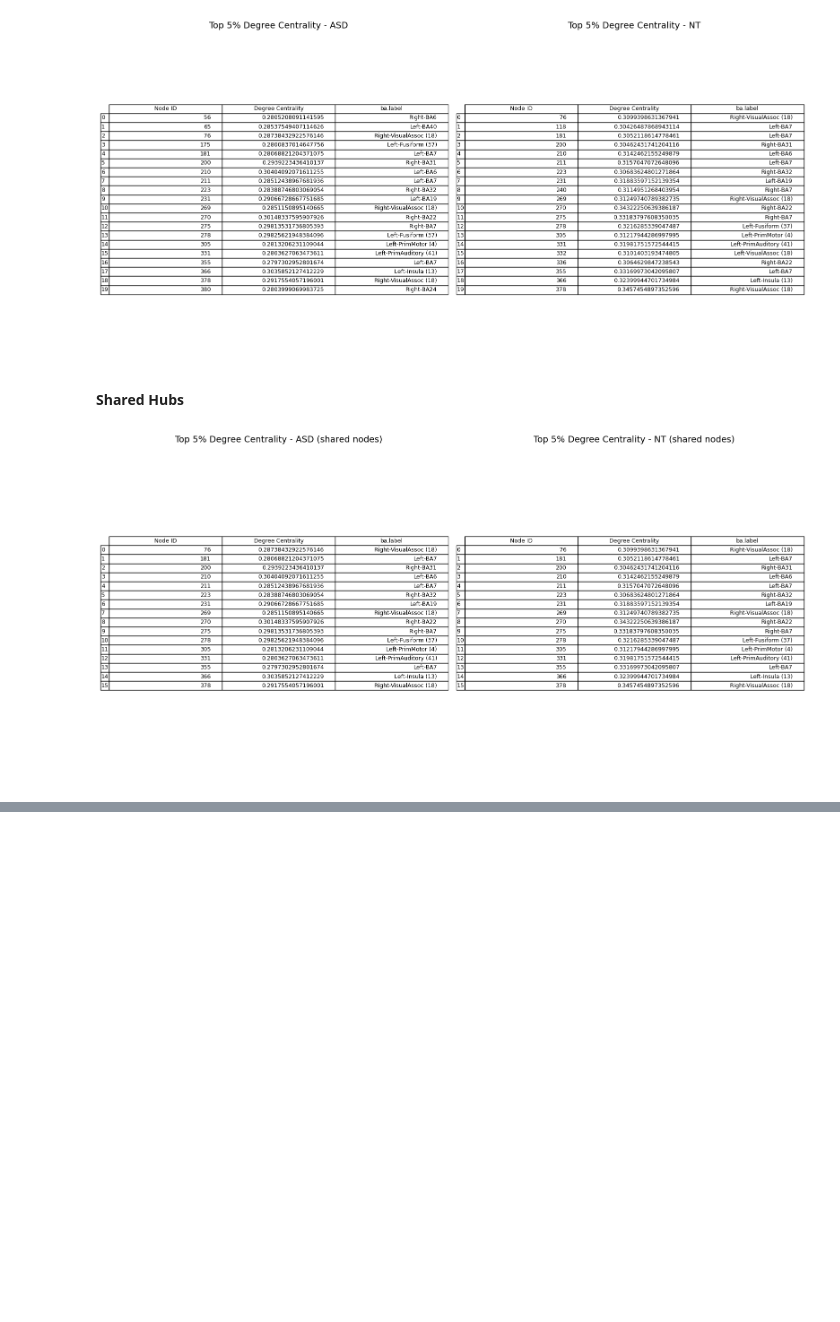
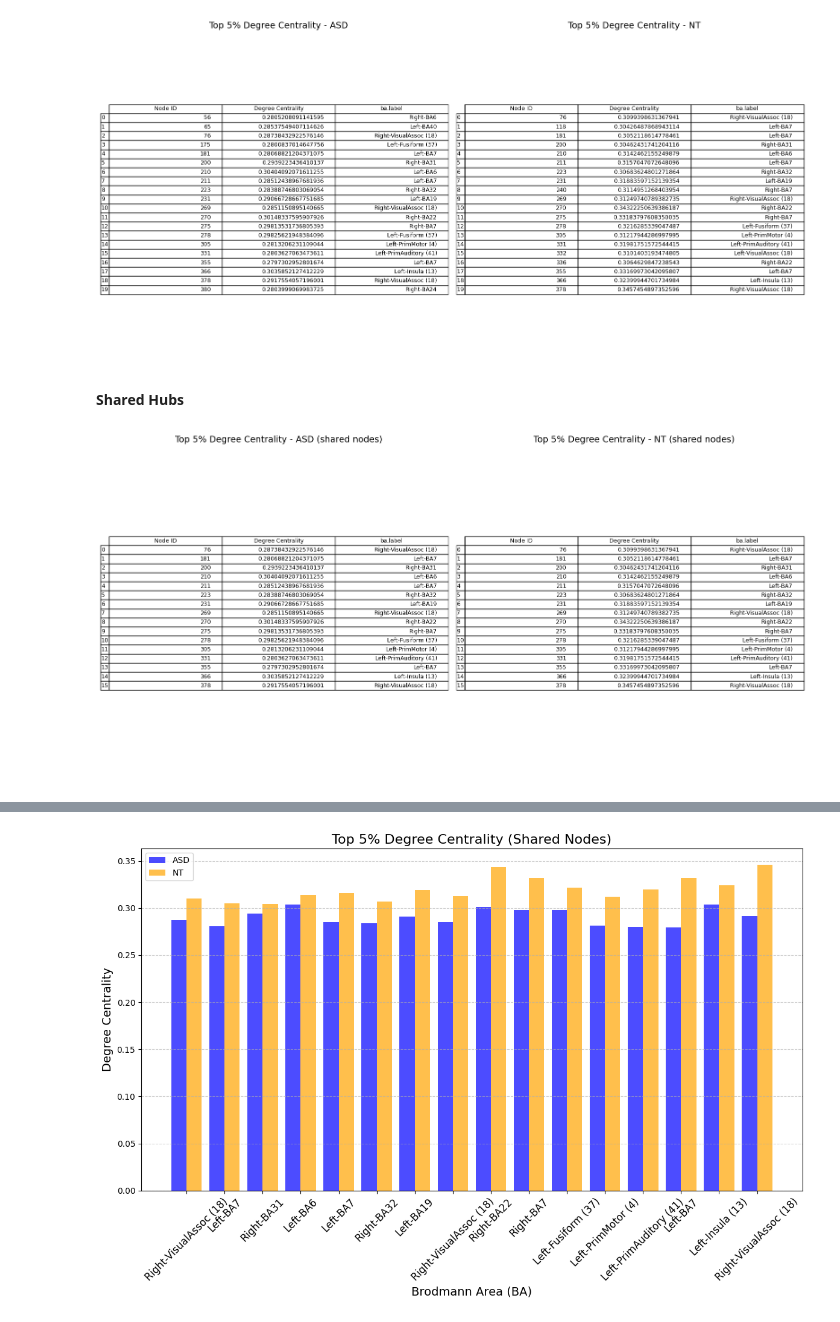
Before and after one commit to matthew-mcc/Connectomics, a Jupyter notebook: Research_Project/Binary_Notebooks/nonNodalResults.ipynb, the cells around one changed output, grey strips where cells are left out. Saved outputs shown, nothing was run; the diff lists cells and outputs as text; code cells hidden in the pictures; blank space fills up the shorter version.

```diff
--- a/Research_Project/Binary_Notebooks/nonNodalResults.ipynb
+++ b/Research_Project/Binary_Notebooks/nonNodalResults.ipynb
@@ -269,3 +531,66 @@ plt.show()
 [figure]
 # %% [markdown]
 ![image.png](attachment:image.png)
+# %%
+import matplotlib.pyplot as plt
+import pandas as pd
+import numpy as np
+
+# Assuming 'filtered_data_asd' and 'filtered_data_nt' are already defined
+average_degree_centrality_asd = filtered_data_asd.groupby("Node ID")['Degree Centrality'].mean()
+average_degree_centrality_nt = filtered_data_nt.groupby("Node ID")['Degree Centrality'].mean()
+
+brodmann_df = pd.read_csv("labeled_regions_ba.csv")
+
+# Get top 5% degree centrality values for ASD
+top_percent_value_asd = average_degree_centrality_asd.quantile(0.95)
+top_percent_df_asd = average_degree_centrality_asd[average_degree_centrality_asd >= top_percent_value_asd]
+
+# Get top 5% degree centrality values for NT
+top_percent_value_nt = average_degree_centrality_nt.quantile(0.95)
+top_percent_df_nt = average_degree_centrality_nt[average_degree_centrality_nt >= top_percent_value_nt]
+
+# Find common Node IDs between ASD and NT
+common_nodes = top_percent_df_asd.index.intersection(top_percent_df_nt.index)
+
+# Filter ASD and NT data to only include common nodes
+top_percent_df_asd = top_percent_df_asd.loc[common_nodes]
+top_percent_df_nt = top_percent_df_nt.loc[common_nodes]
+
+# Map BA labels to top nodes (for ASD)
+top_nodes_ba_map = {}
+for node in common_nodes:
+    ba_label_value = brodmann_df[brodmann_df['ROI number'] == node]['ba.label'].iloc[0]
+    top_nodes_ba_map[node] = ba_label_value
+
+# Add the 'ba.label' to the DataFrame
+labels = [top_nodes_ba_map[node] for node in common_nodes]
+asd_values = top_percent_df_asd.values
+nt_values = top_percent_df_nt.values
+
+# Create a double bar chart
+x = np.arange(len(common_nodes))  # Numeric positions for bars
+width = 0.4  # Width of the bars
+
+fig, ax = plt.subplots(figsize=(12, 8))
+
+# Bars for ASD and NT
+bars_asd = ax.bar(x - width/2, asd_values, width, label='ASD', color='blue', alpha=0.7)
+bars_nt = ax.bar(x + width/2, nt_values, width, label='NT', color='orange', alpha=0.7)
+
+# Adding labels, title, and legend
+ax.set_xlabel('Brodmann Area (BA)', fontsize=14)
+ax.set_ylabel('Degree Centrality', fontsize=14)
+ax.set_title('Top 5% Degree Centrality (Shared Nodes)', fontsize=16)
+ax.set_xticks(x)
+ax.set_xticklabels(labels, fontsize=12, rotation=45)
+ax.legend()
+
+# Show grid and tighten layout
+ax.grid(axis='y', linestyle='--', alpha=0.6)
+plt.tight_layout()
+
+# Show the plot
+plt.show()
+# %% [output]
+[figure, added]
```
Also changed, not shown: parts of 14 cells of this notebook, 7 other files.
